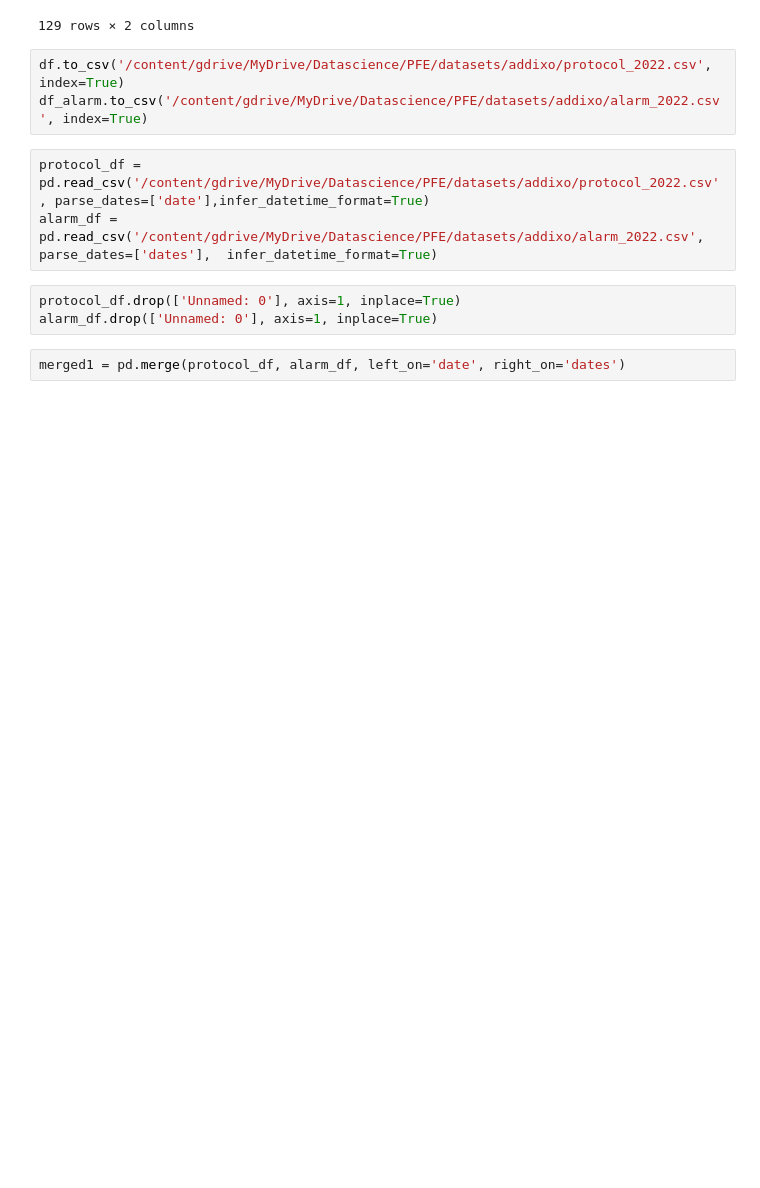
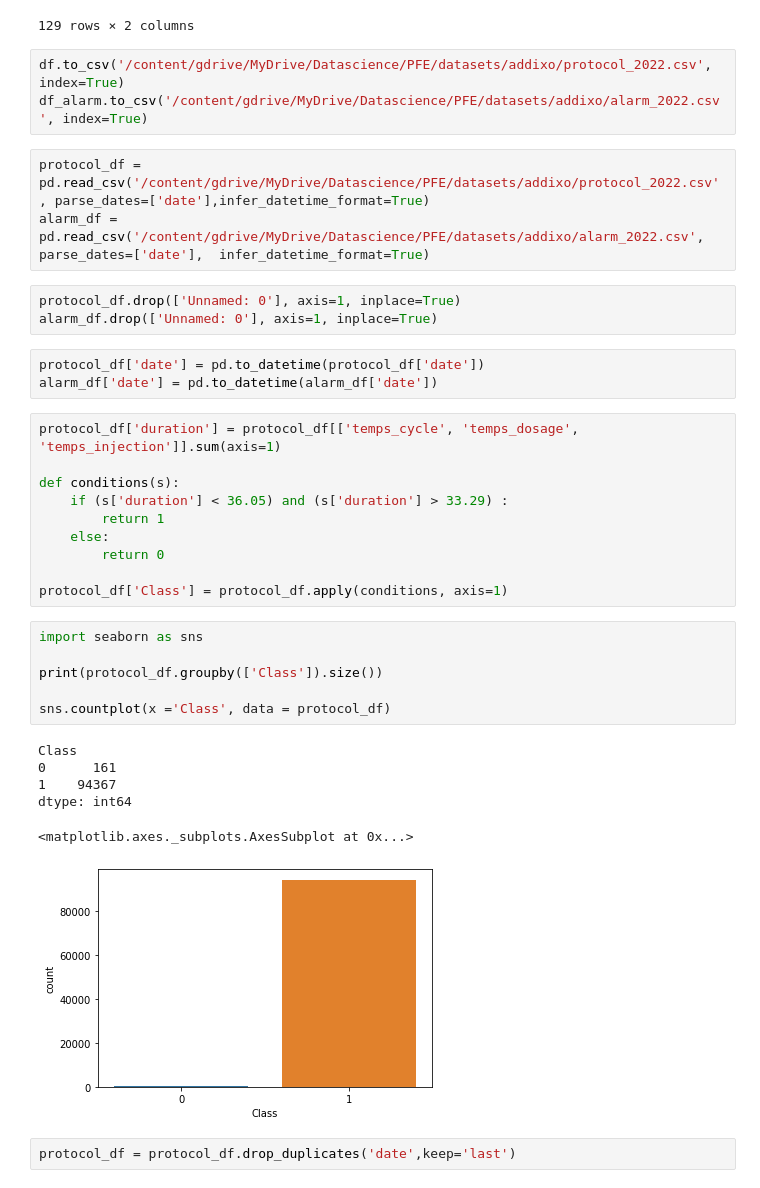
Before and after one commit to Malekkamoua/Quality-prediction-industry-4.0, a Jupyter notebook: 0_Cleaning_data.ipynb, the cells around one changed output. Saved outputs shown, nothing was run; the diff lists cells and outputs as text; blank space fills up the shorter version.

```diff
--- a/0_Cleaning_data.ipynb
+++ b/0_Cleaning_data.ipynb
@@ -211,9 +212,35 @@ df.to_csv('/content/gdrive/MyDrive/Datascience/PFE/datasets/addixo/protocol_2022
 df_alarm.to_csv('/content/gdrive/MyDrive/Datascience/PFE/datasets/addixo/alarm_2022.csv', index=True)
 # %%
 protocol_df = pd.read_csv('/content/gdrive/MyDrive/Datascience/PFE/datasets/addixo/protocol_2022.csv', parse_dates=['date'],infer_datetime_format=True)
-alarm_df = pd.read_csv('/content/gdrive/MyDrive/Datascience/PFE/datasets/addixo/alarm_2022.csv', parse_dates=['dates'],  infer_datetime_format=True)
+alarm_df = pd.read_csv('/content/gdrive/MyDrive/Datascience/PFE/datasets/addixo/alarm_2022.csv', parse_dates=['date'],  infer_datetime_format=True)
 # %%
 protocol_df.drop(['Unnamed: 0'], axis=1, inplace=True)
 alarm_df.drop(['Unnamed: 0'], axis=1, inplace=True)
-# %%
-merged1 = pd.merge(protocol_df, alarm_df, left_on='date', right_on='dates')
+# %%
+protocol_df['date'] = pd.to_datetime(protocol_df['date'])
+alarm_df['date'] = pd.to_datetime(alarm_df['date'])
+# %%
+protocol_df['duration'] = protocol_df[['temps_cycle', 'temps_dosage', 'temps_injection']].sum(axis=1)
+
+def conditions(s):
+    if (s['duration'] < 36.05) and (s['duration'] > 33.29) :
+        return 1
+    else:
+        return 0
+
+protocol_df['Class'] = protocol_df.apply(conditions, axis=1)
+# %%
+import seaborn as sns
+
+print(protocol_df.groupby(['Class']).size())
+
+sns.countplot(x ='Class', data = protocol_df)
+# %% [output]
+Class
+0      161
+1    94367
+dtype: int64
+<matplotlib.axes._subplots.AxesSubplot at 0x...>
+[figure, added]
+# %%
+protocol_df = protocol_df.drop_duplicates('date',keep='last')
```
Also changed, not shown: parts of 9 cells of this notebook.
